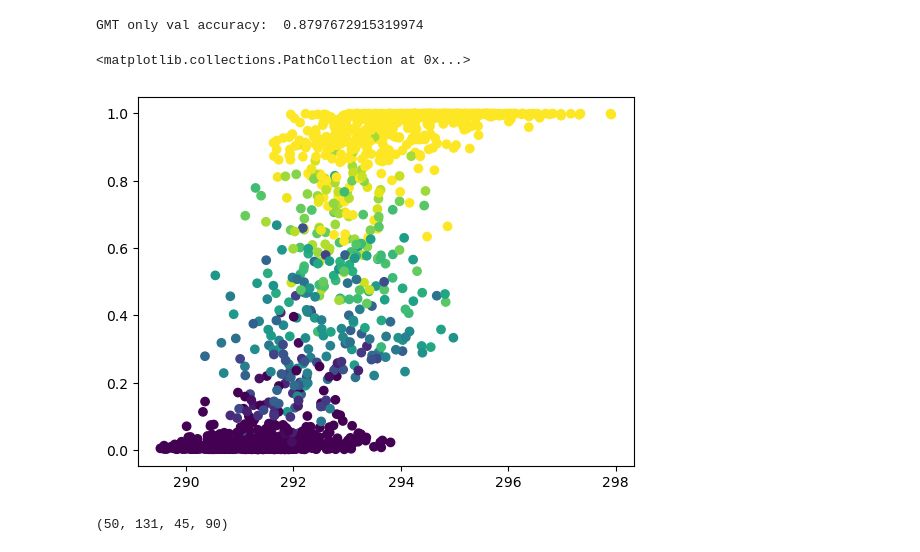
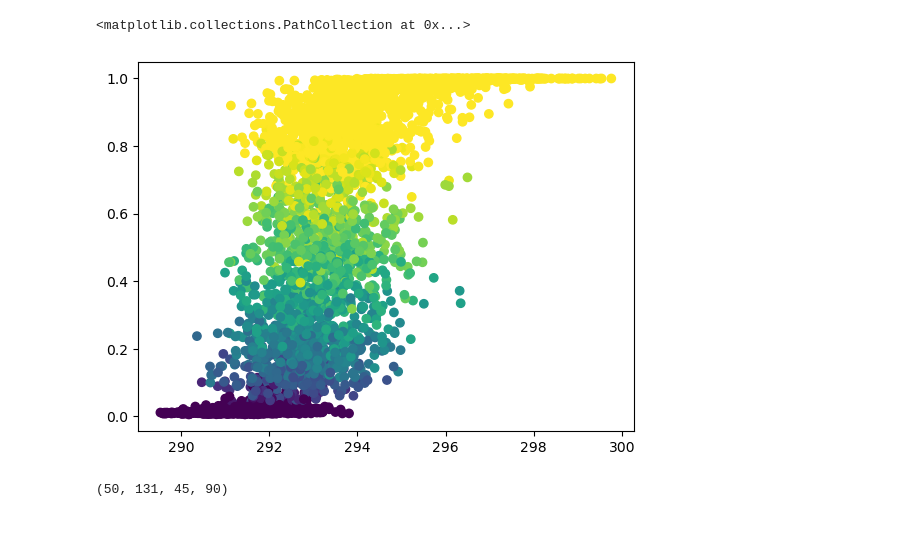
Before and after one commit to emily-gordy/predictability-emergence, a Jupyter notebook: sandpit.ipynb, the cells around one changed output. Cells and saved outputs as stored; diff of their text form; code cells hidden in the pictures.

```diff
--- a/sandpit.ipynb
+++ b/sandpit.ipynb
@@ -12,14 +12,8 @@ from torch.utils.data import DataLoader, TensorDataset
 import torch.optim as optim
 import torch.optim.lr_scheduler as lr_scheduler
 import time
-# %%
-ntrain = 25
-nval = 13
-test = np.arange(38,50)
-
-trainval = np.random.choice(ntrain+nval,ntrain+nval,replace=False)
-
-trainvaltest = [trainval[:ntrain],trainval[ntrain:ntrain+nval],test]
+# %%
+ssplist = ["126","245","370","585"]
 # %%
 # ssplist = ["245"]#,"370","585"]
 
@@ -59,7 +51,6 @@ imp.reload(DataHolder)
 
 params = {
     "outres": outres,
-    "ssp": ssp,
     "timerange": timerange,
     "filefront": filefront,
     "inres": inres,
@@ -74,5 +65,5 @@ test = np.arange(38,50)
 
 #get the data
 
-AllData = DataHolder.MPIInputOutput(params)
+AllData = DataHolder.MPIInputOutput_SSPlist(params,ssplist)
 # %% [output]
@@ -157,13 +151,14 @@ GMT only val accuracy:  0.8778280542986425
-# %%
-gmtonlyacc = np.mean(avgeffectofGMTval == outputvalclass)
-print("GMT only val accuracy: ", str(gmtonlyacc))
-# %% [output]
-GMT only val accuracy:  0.8797672915319974
+# %%
+allsummer = []
+
+for i in range(5):
+    truesummer = AllData.truesummer[i][25:38].flatten()
+    allsummer.extend(truesummer)
 # %%
-plt.scatter(AllData.truesummer[25:38].flatten(),allpred[0][:,1],c=inputvalGMT.numpy(),vmin=0.3,vmax=0.8)
+plt.scatter(allsummer,allpred[0][:,1],c=inputvalGMT.numpy(),vmin=0.3,vmax=1)
 # %% [output]
 <matplotlib.collections.PathCollection at 0x...>
-[figure, old version]
+[figure, new version]
 # %%
 AllData.input_annualmean.shape
 # %% [output]
```
Also changed, not shown: parts of 9 cells of this notebook, 2 other files.
